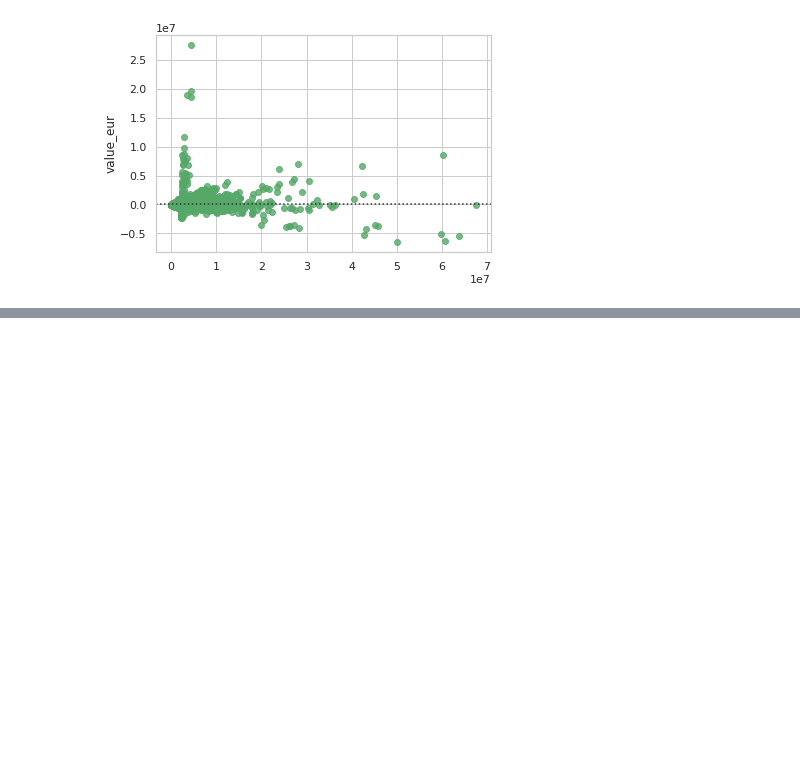
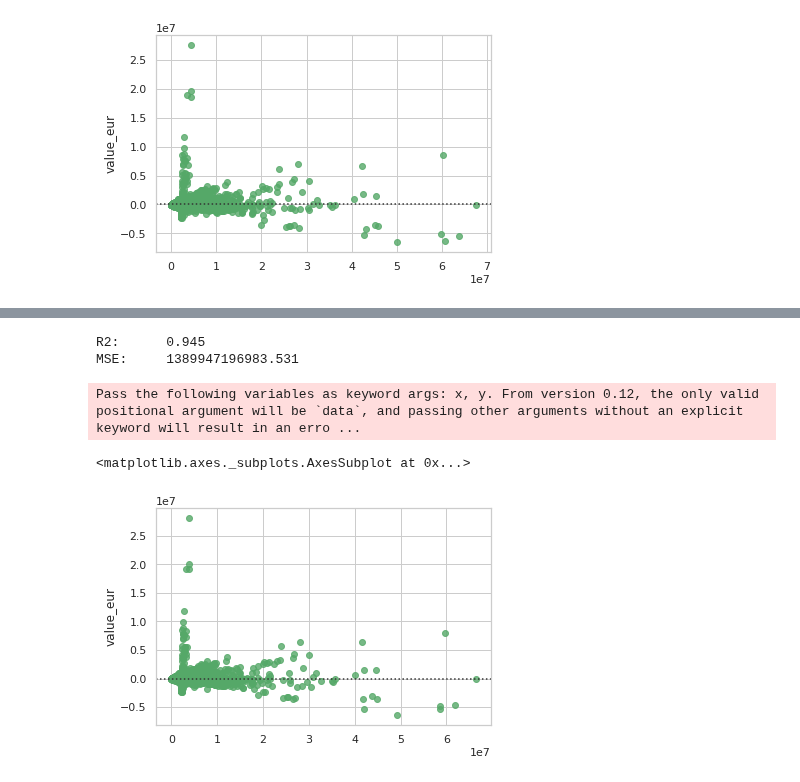
Before and after one commit to LucasAfa/Projeto2-IF775, a Jupyter notebook: projeto.ipynb, the cells around one changed output, grey strips where cells are left out. Drawn from its saved outputs; the diff is of its cells as text; code cells hidden in the pictures; blank space fills up the shorter version.

```diff
--- a/projeto.ipynb
+++ b/projeto.ipynb
@@ -142,0 +200,23 @@ MSE:     1385655358597.020
+# %%
+from sklearn.neural_network import MLPRegressor
+
+model3  = MLPRegressor()
+columns = ['release_clause_eur', 'wage_eur']
+model3.fit(X_train[columns], y_train)
+
+predict = model3.predict(X_val[columns])
+
+mse3 = mean_squared_error(y_val, predict)
+r23 = r2_score(y_val, predict)
+
+print("R2:      {:.3f}".format(r23))
+print("MSE:     {:.3f}".format(mse3))
+
+sns.set(style="whitegrid")
+sns.residplot(predict, y_val, color="g")
+# %% [output]
+R2:      0.945
+MSE:     1389947196983.531
+Pass the following variables as keyword args: x, y. From version 0.12, the only valid positional argument will be `data`, and passing other arguments without an explicit keyword will result in an erro ...
+<matplotlib.axes._subplots.AxesSubplot at 0x...>
+[figure, added]
```
Also changed, not shown: parts of 5 cells of this notebook.
